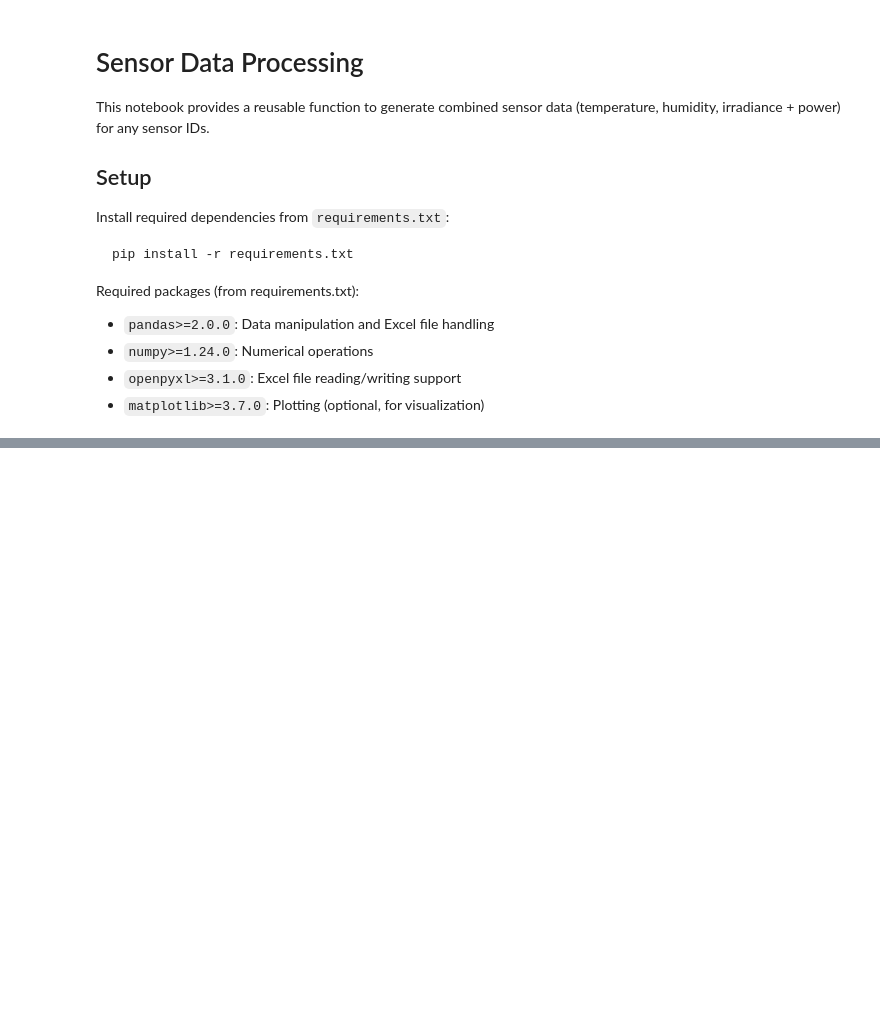
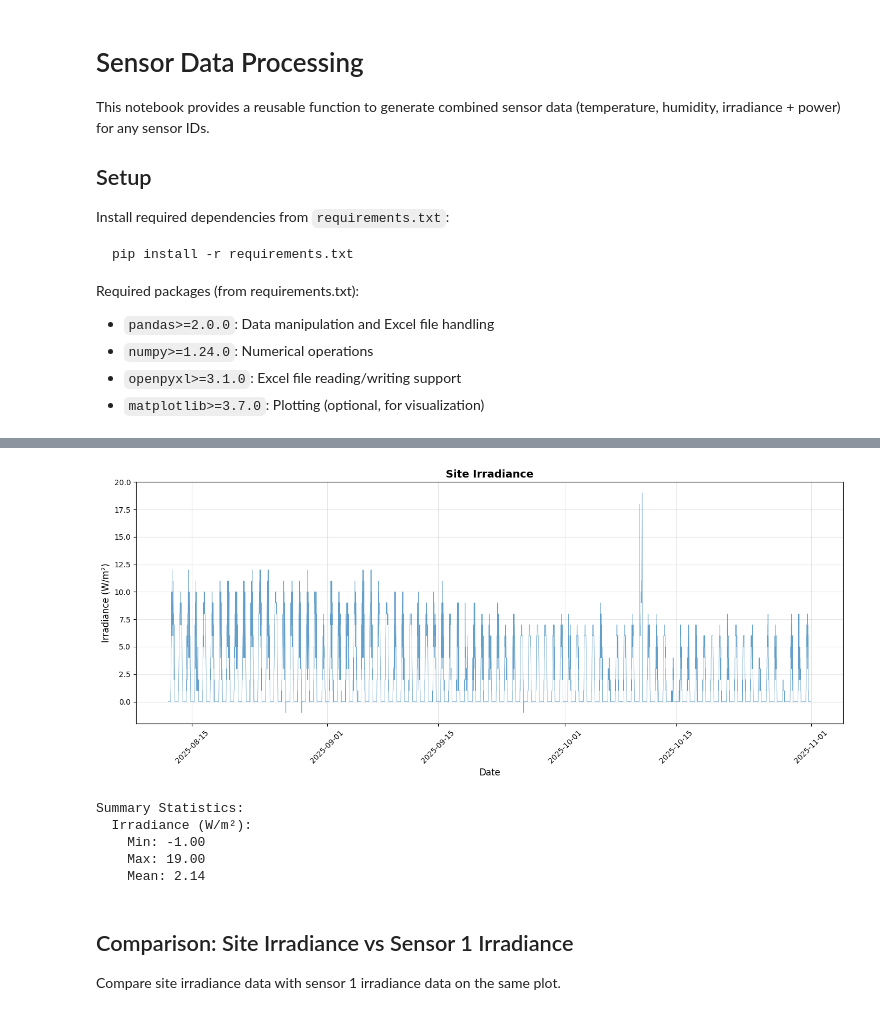
Before and after one commit to nhphuong2504/agrivoltaics, a Jupyter notebook: interpolate.ipynb, the cells around one changed output, grey strips where cells are left out. Cells and saved outputs as stored; diff of their text form; code cells hidden in the pictures; blank space fills up the shorter version.

Commit message:
explore site data

```diff
--- a/interpolate.ipynb
+++ b/interpolate.ipynb
@@ -226,0 +243,16 @@ Sensor 24:
+# %%
+# Read irradiance data from site file
+irradiance_file = 'data/raw/irradiance-from-site-2.csv'
+df_irradiance = pd.read_csv(irradiance_file)
+
+# Parse datetime
+df_irradiance['datetime'] = pd.to_datetime(df_irradiance['Site Time'])
+df_irradiance = df_irradiance.sort_values('datetime').reset_index(drop=True)
+
+# Use Irradiance column as W/m²
+df_irradiance['irradiance_W_per_m2'] = df_irradiance['Irradiance']
+
+print(f"Total data points: {len(df_irradiance)}")
+print(f"Time range: {df_irradiance['datetime'].min()} to {df_irradiance['datetime'].max()}")
+print(f"\nFirst few rows:")
+print(df_irradiance[['datetime', 'Irradiance', 'irradiance_W_per_m2']].head(10))
@@ -226,0 +275,35 @@ Sensor 24:
+# %%
+# Plot the irradiance data
+import matplotlib.pyplot as plt
+
+# Create figure
+fig, ax = plt.subplots(figsize=(14, 6))
+
+# Plot irradiance data in W/m²
+ax.plot(df_irradiance['datetime'], df_irradiance['irradiance_W_per_m2'], linewidth=0.5, alpha=0.7)
+ax.set_xlabel('Date', fontsize=12)
+ax.set_ylabel('Irradiance (W/m²)', fontsize=12)
+ax.set_title('Site Irradiance', fontsize=14, fontweight='bold')
+ax.grid(True, alpha=0.3)
+ax.tick_params(axis='x', rotation=45)
+
+plt.tight_layout()
+plt.show()
+
+# Display summary statistics
+print("\nSummary Statistics:")
+print(f"  Irradiance (W/m²):")
+print(f"    Min: {df_irradiance['irradiance_W_per_m2'].min():.2f}")
+print(f"    Max: {df_irradiance['irradiance_W_per_m2'].max():.2f}")
+print(f"    Mean: {df_irradiance['irradiance_W_per_m2'].mean():.2f}")
+# %% [output]
+[figure, added]
+Summary Statistics:
+  Irradiance (W/m²):
+    Min: -1.00
+    Max: 19.00
+    Mean: 2.14
+# %% [markdown]
+## Comparison: Site Irradiance vs Sensor 1 Irradiance
+
+Compare site irradiance data with sensor 1 irradiance data on the same plot.
```
Also changed, not shown: parts of 9 cells of this notebook.
